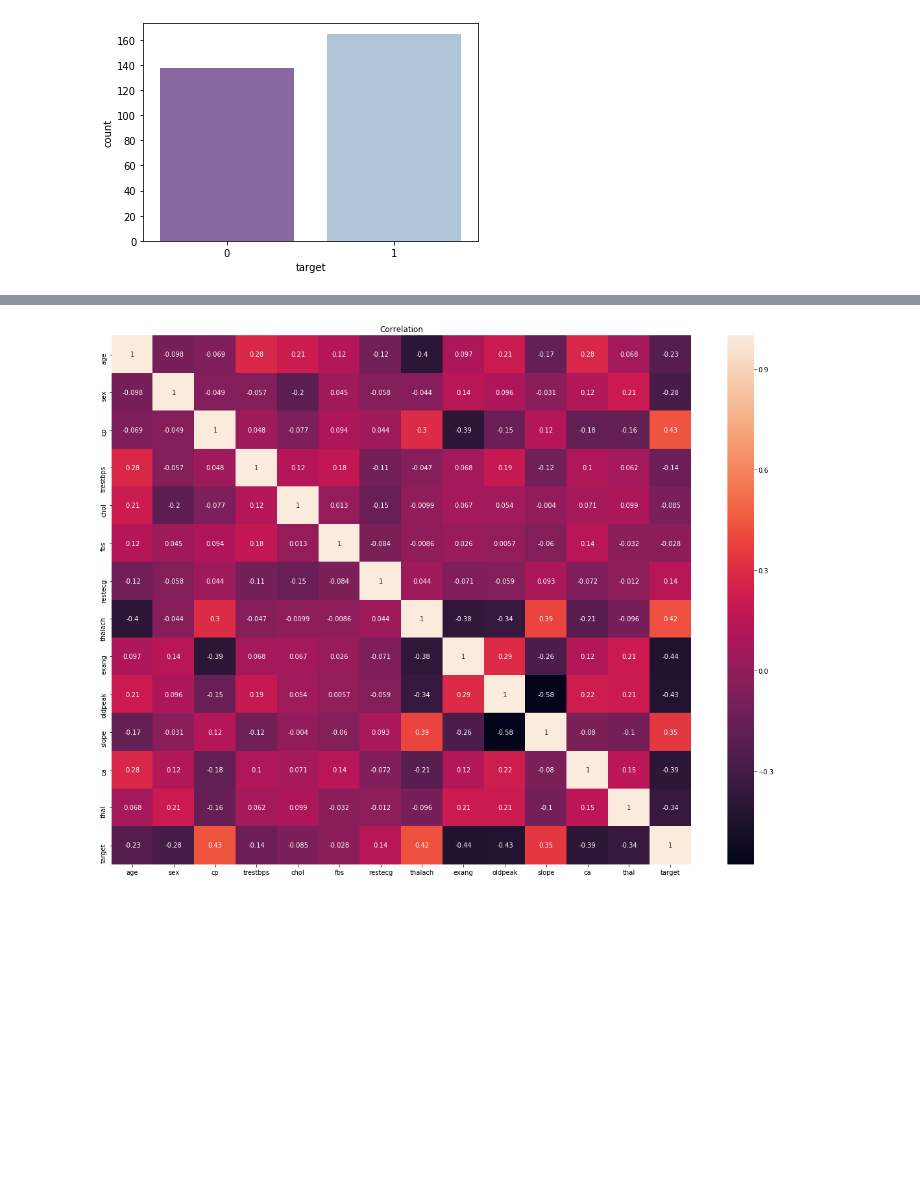
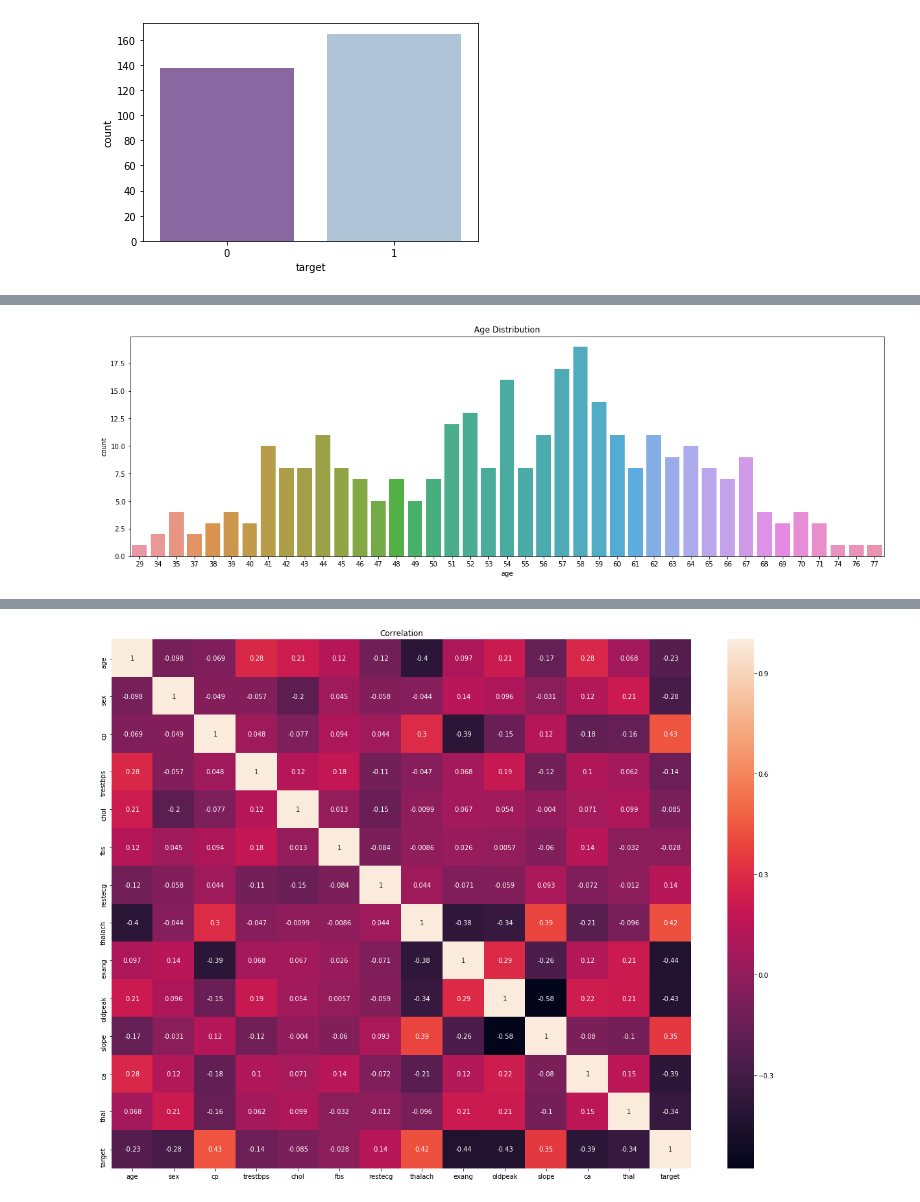
Before and after one commit to shuangsong/heart_attack_prediction, a Jupyter notebook: heart.ipynb, the cells around one changed output, grey strips where cells are left out. Drawn from its saved outputs; the diff is of its cells as text; code cells hidden in the pictures; blank space fills up the shorter version.

```diff
--- a/heart.ipynb
+++ b/heart.ipynb
@@ -96,3 +104,11 @@ plt.show()
+# %%
+#visual
+plt.figure(figsize=(20,6))
+plt.title('Age Distribution')
+sns.countplot(heart_df['age'])
+plt.show()
+# %% [output]
+[figure, added]
 # %%
 pd.crosstab(heart.age,heart.target).plot(kind="bar",figsize=(20,6))
 plt.title('Heart Disease Frequency for Ages')
```
Also changed, not shown: parts of 11 cells of this notebook.
